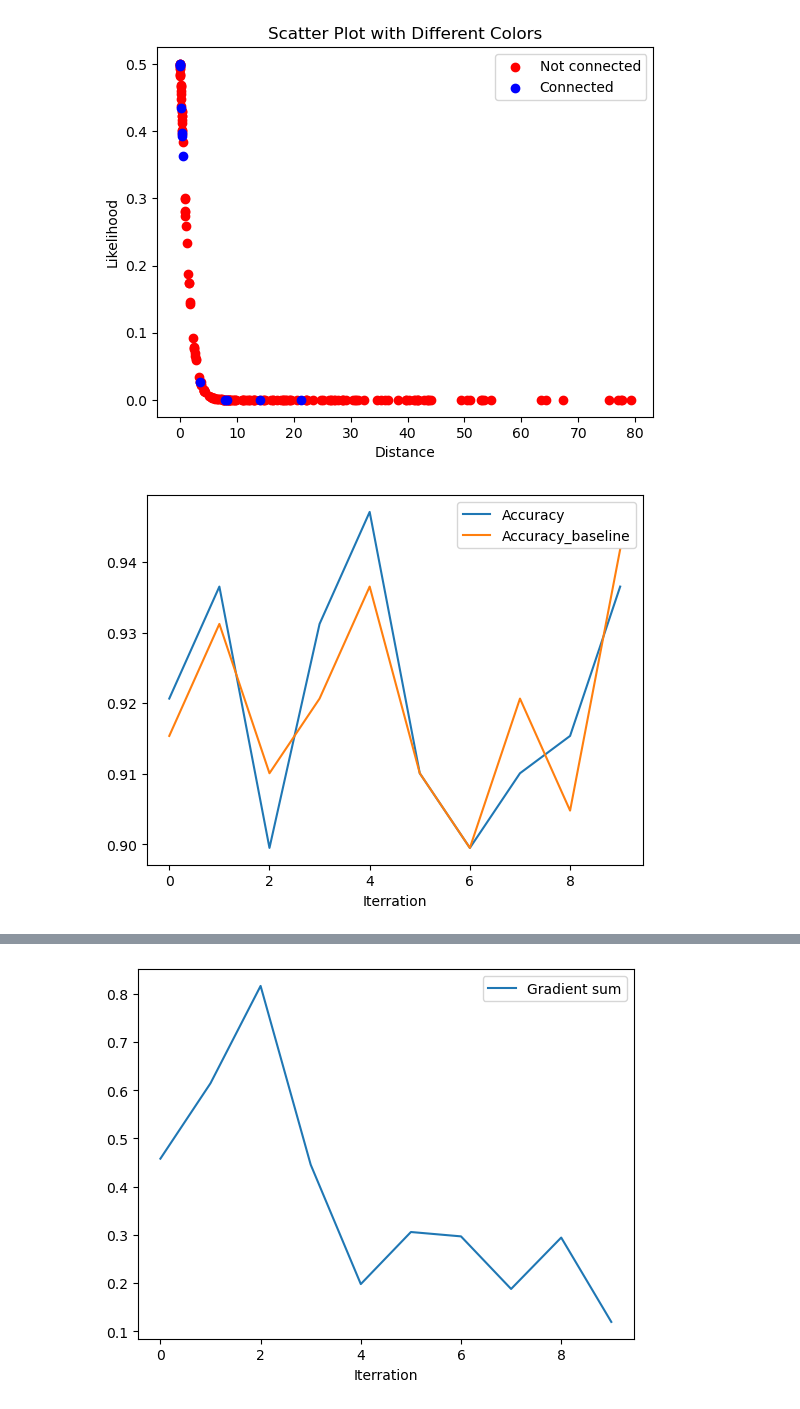
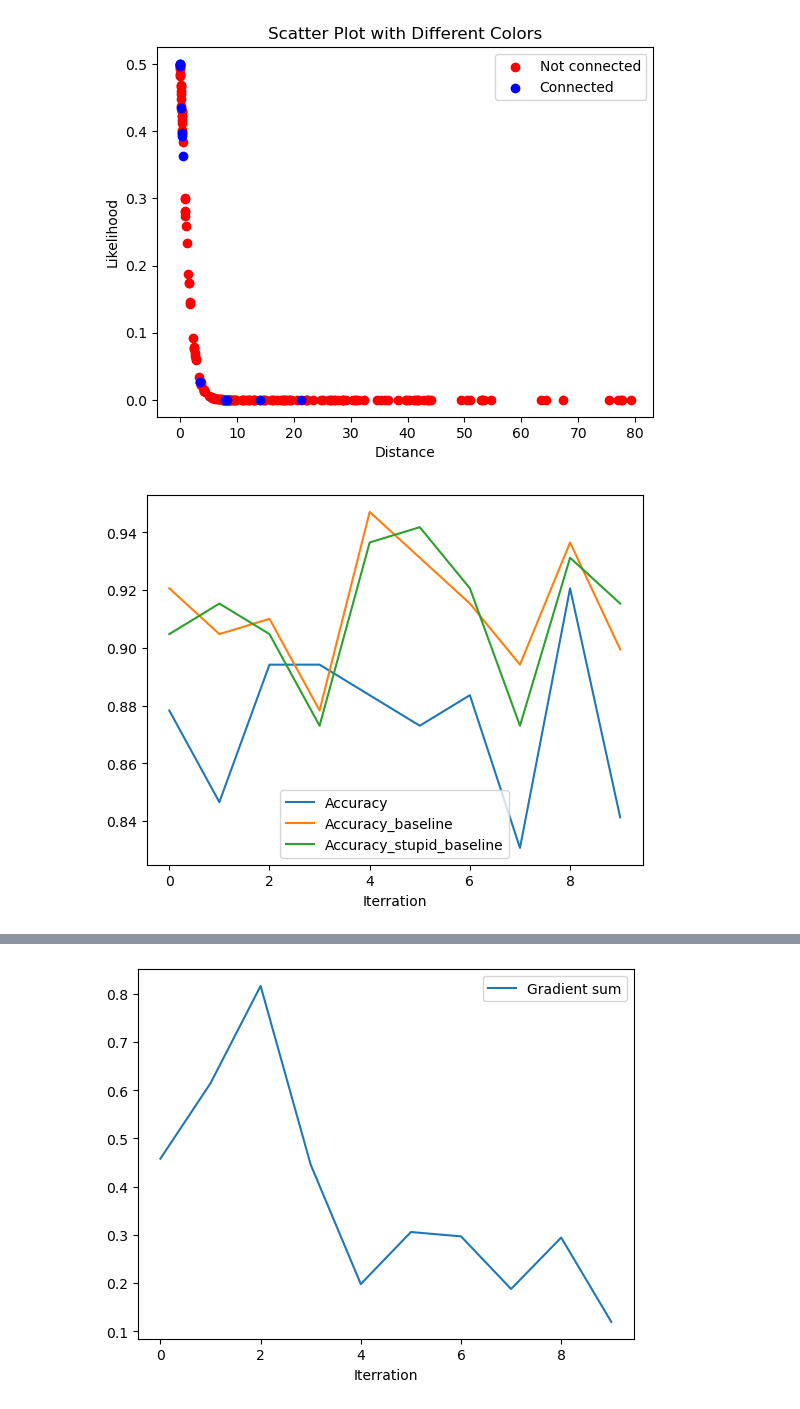
Before and after one commit to SigneDjernis/Latent_Distance_Models, a Jupyter notebook: Dolphins dataset/Dolphins_test.ipynb, the cells around one changed output, grey strips where cells are left out. Drawn from its saved outputs; the diff is of its cells as text; code cells hidden in the pictures.

```diff
--- a/Dolphins dataset/Dolphins_test.ipynb
+++ b/Dolphins dataset/Dolphins_test.ipynb
@@ -9,18 +9,8 @@ import copy
 import random
 %store -r points
 %store -r random_numbers_matrix
-# %%
-dim = 16
-num_samples = 62
-
-# Define mu and cov_matrix to be able to sample #num_samples samples from a multivariate normal distribution
-mu = np.zeros(dim)
-identity_matrix = np.eye(dim)
-cov_matrix = identity_matrix
-
-points = {l+1: np.random.multivariate_normal(mu, cov_matrix) for l in range(num_samples)}
 # %%
-alpha = 6
+alpha = 5
 # %%
 True_posetiv = np.zeros(len(random_numbers_matrix))
 True_negativ = np.zeros(len(random_numbers_matrix))
@@ -32,8 +22,14 @@ True_negativ_baseline = np.zeros(len(random_numbers_matrix))
 False_posetiv_baseline = np.zeros(len(random_numbers_matrix))
 False_negativ_baseline = np.zeros(len(random_numbers_matrix))
 
+True_posetiv_stupid_baseline = np.zeros(len(random_numbers_matrix))
+True_negativ_stupid_baseline = np.zeros(len(random_numbers_matrix))
+False_posetiv_stupid_baseline = np.zeros(len(random_numbers_matrix))
+False_negativ_stupid_baseline = np.zeros(len(random_numbers_matrix))
+
 Accuracy = np.zeros(len(random_numbers_matrix))
 Accuracy_baseline = np.zeros(len(random_numbers_matrix))
+Accuracy_stupid_baseline = np.zeros(len(random_numbers_matrix))
 
 MLL_final = np.zeros(len(random_numbers_matrix)) # Define the MLL
 grad_sum_final = np.zeros(len(random_numbers_matrix)) # Define the gradient sum
@@ -73,8 +69,8 @@ for s in range(len(random_numbers_matrix)):
 
     True_posetiv[s] = np.sum(connections*sigmoid_value >= 0.5)
     False_posetiv[s] = np.sum(connections*sigmoid_value <= -0.5)
-    True_negativ[s] = np.sum((connections*sigmoid_value > -0.5) & (connections*sigmoid_value < 0))
-    False_negativ[s] = np.sum((connections*sigmoid_value >= 0) & (connections*sigmoid_value < 0.5))
+    True_negativ[s] = np.sum((connections*sigmoid_value > -0.5) & (connections*sigmoid_value <= 0))
+    False_negativ[s] = np.sum((connections*sigmoid_value > 0) & (connections*sigmoid_value < 0.5))
 
     Baseline = Baseline_function(Y,random_numbers_matrix[s].flatten().astype(int),Y_updated)
     True_posetiv_baseline[s] = np.sum(connections*Baseline >= 0.5)
@@ -82,5 +78,11 @@ for s in range(len(random_numbers_matrix)):
     True_negativ_baseline[s] = np.sum((connections*Baseline > -0.5) & (connections*sigmoid_value <= 0))
     False_negativ_baseline[s] = np.sum((connections*Baseline > 0) & (connections*sigmoid_value < 0.5))
 
+    True_posetiv_stupid_baseline[s] = np.sum(connections*159/num_connectins >= 0.5)
+    False_posetiv_stupid_baseline[s] = np.sum(connections*159/num_connectins <= -0.5)
+    True_negativ_stupid_baseline[s] = np.sum((connections*159/num_connectins > -0.5) & (connections*sigmoid_value <= 0))
+    False_negativ_stupid_baseline[s] = np.sum((connections*159/num_connectins > 0) & (connections*sigmoid_value < 0.5))
+
     Accuracy[s] = (True_posetiv[s]+True_negativ[s])/(len(sigmoid_value))
     Accuracy_baseline[s] = (True_posetiv_baseline[s]+True_negativ_baseline[s])/(len(Baseline))
+    Accuracy_stupid_baseline[s] = (True_posetiv_stupid_baseline[s]+True_negativ_stupid_baseline[s])/(len(Baseline))
@@ -136,9 +166,10 @@ plt.show()
 # %%
 plt.plot(Accuracy,label='Accuracy')
 plt.plot(Accuracy_baseline, label='Accuracy_baseline')
+plt.plot(Accuracy_stupid_baseline, label='Accuracy_stupid_baseline')
 #plt.ylabel('MLL')
 plt.xlabel('Iterration')
 plt.legend()
 plt.show()
 # %% [output]
-[figure, old version]
+[figure, new version]
```
Also changed, not shown: parts of 5 cells of this notebook, 2 other files.
